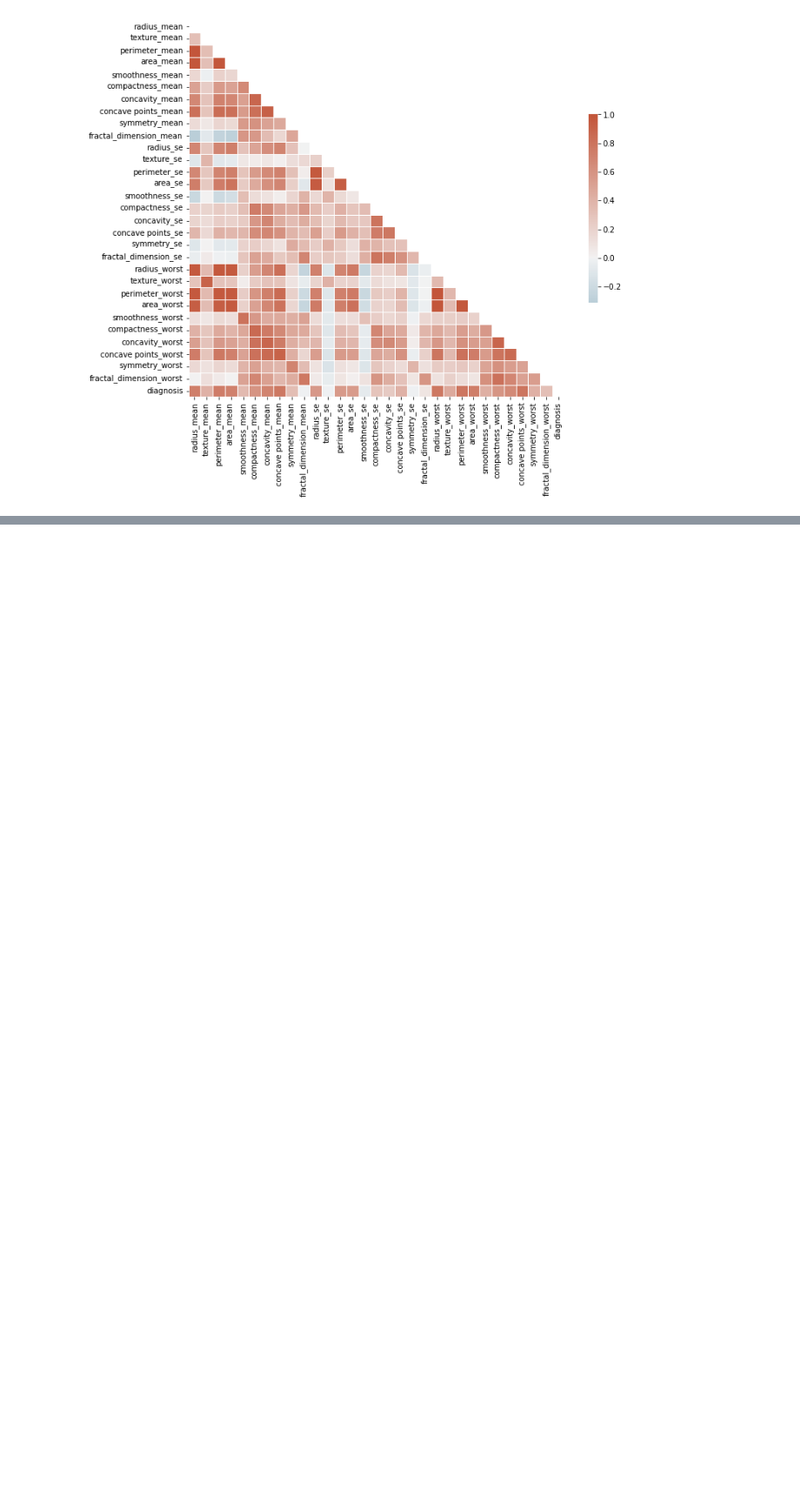
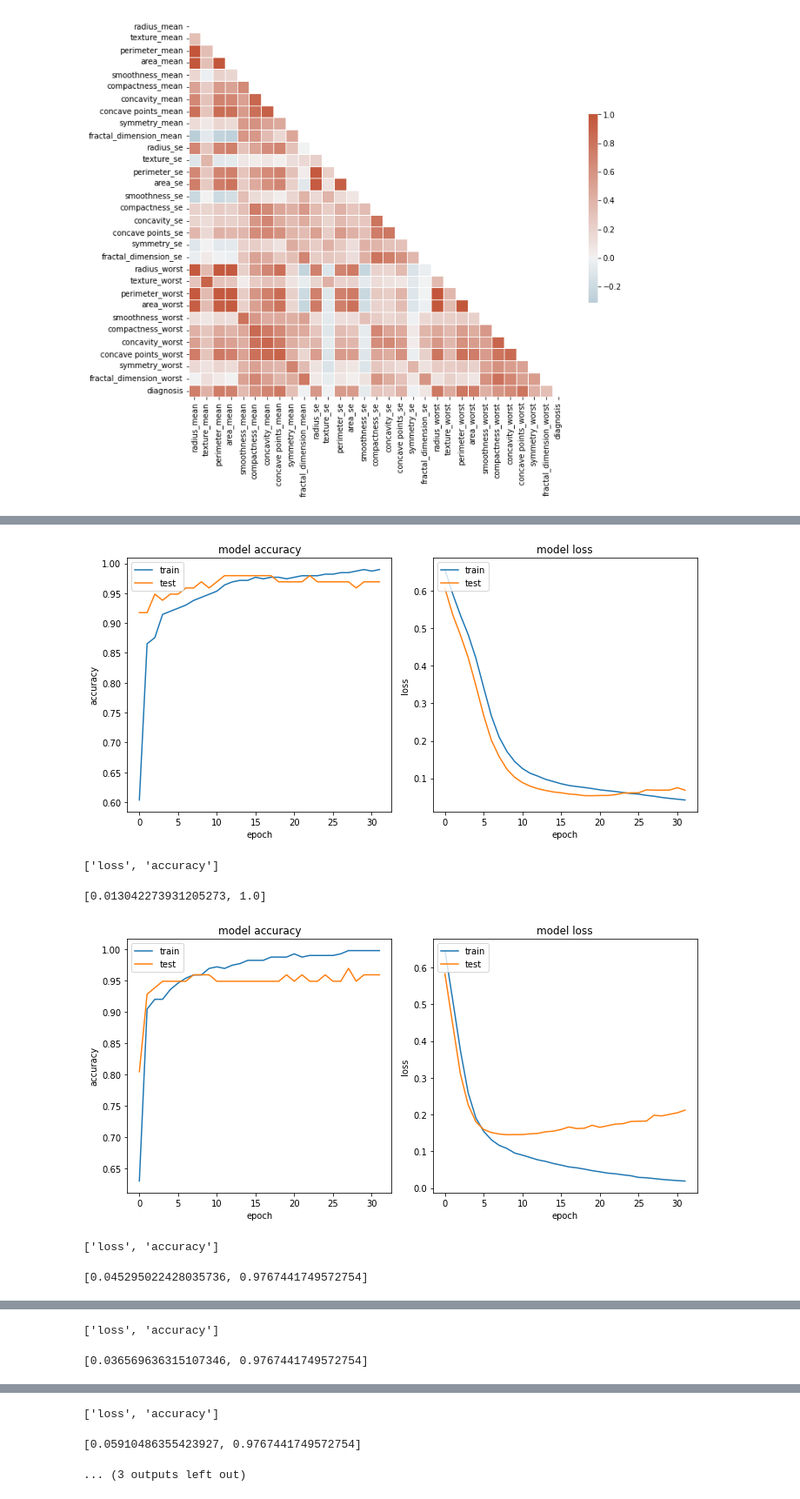
Before and after one commit to tsopeh/neural_networks, a Jupyter notebook: breast_cancer.ipynb, the cells around one changed output, grey strips where cells are left out. Shown at 87% size. Cells and saved outputs as stored; diff of their text form; code cells hidden in the pictures; blank space fills up the shorter version.

Commit message:
add more layers and plots

```diff
--- a/breast_cancer.ipynb
+++ b/breast_cancer.ipynb
@@ -158,17 +158,19 @@ plot_correlation(df)
 <AxesSubplot:>
 [figure]
 # %%
-df_train, df_test = train_test_split(df, test_size=0.15, stratify=df["diagnosis"], random_state=random_state)
-
-display(df_train.describe())
-display(df_train["diagnosis"].value_counts())
-
-display(df_test.describe())
-display(df_test["diagnosis"].value_counts())
+df_train, df_unseen = train_test_split(df, test_size=0.15, stratify=df["diagnosis"], random_state=random_state)
+df_train, df_test = train_test_split(df_train, test_size=0.2, stratify=df_train["diagnosis"], random_state=random_state)
 
 y_train = df_train.iloc[:, [-1]]
 X_train = df_train.drop(y_train.columns, axis=1)
 
 y_test = df_test.iloc[:, [-1]]
 X_test = df_test.drop(y_test.columns, axis=1)
+
+y_validate = df_unseen.iloc[:, [-1]]
+X_validate = df_unseen.drop(y_test.columns, axis=1)
+
+print(f"df_train has {df_train.shape[0]} rows")
+print(f"df_test has {df_test.shape[0]} rows")
+print(f"df_unseen has {df_unseen.shape[0]} rows")
 # %% [output]
@@ -201,14 +179,0 @@ Name: diagnosis, dtype: int64
-# %%
-network = models.Sequential()
-network.add(layers.Dense(units=16, activation="relu"))
-network.add(layers.Dense(units=16, activation="relu"))
-network.add(layers.Dense(units=1, activation="sigmoid"))
-network.compile(loss="binary_crossentropy",
-                optimizer="rmsprop",
-                metrics=["accuracy"])
-
-history = network.fit(X_train,
-                      y_train,
-                      epochs=10,
-                      verbose=1,
-                      validation_data=(X_test, y_test))
@@ -235,0 +228,10 @@ Epoch 10/10
+# %%
+for _ in range(5):
+    train_plot_history(X_train, y_train, X_test, y_test, X_validate, y_validate)
+# %% [output]
+[figure, added]
+['loss', 'accuracy']
+[0.013042273931205273, 1.0]
+[figure, added]
+['loss', 'accuracy']
+[0.045295022428035736, 0.9767441749572754]
@@ -235,0 +239,2 @@ Epoch 10/10
+['loss', 'accuracy']
+[0.036569636315107346, 0.9767441749572754]
@@ -235,0 +242,3 @@ Epoch 10/10
+['loss', 'accuracy']
+[0.05910486355423927, 0.9767441749572754]
+... (3 outputs left out)
```
Also changed, not shown: parts of 4 cells of this notebook.
